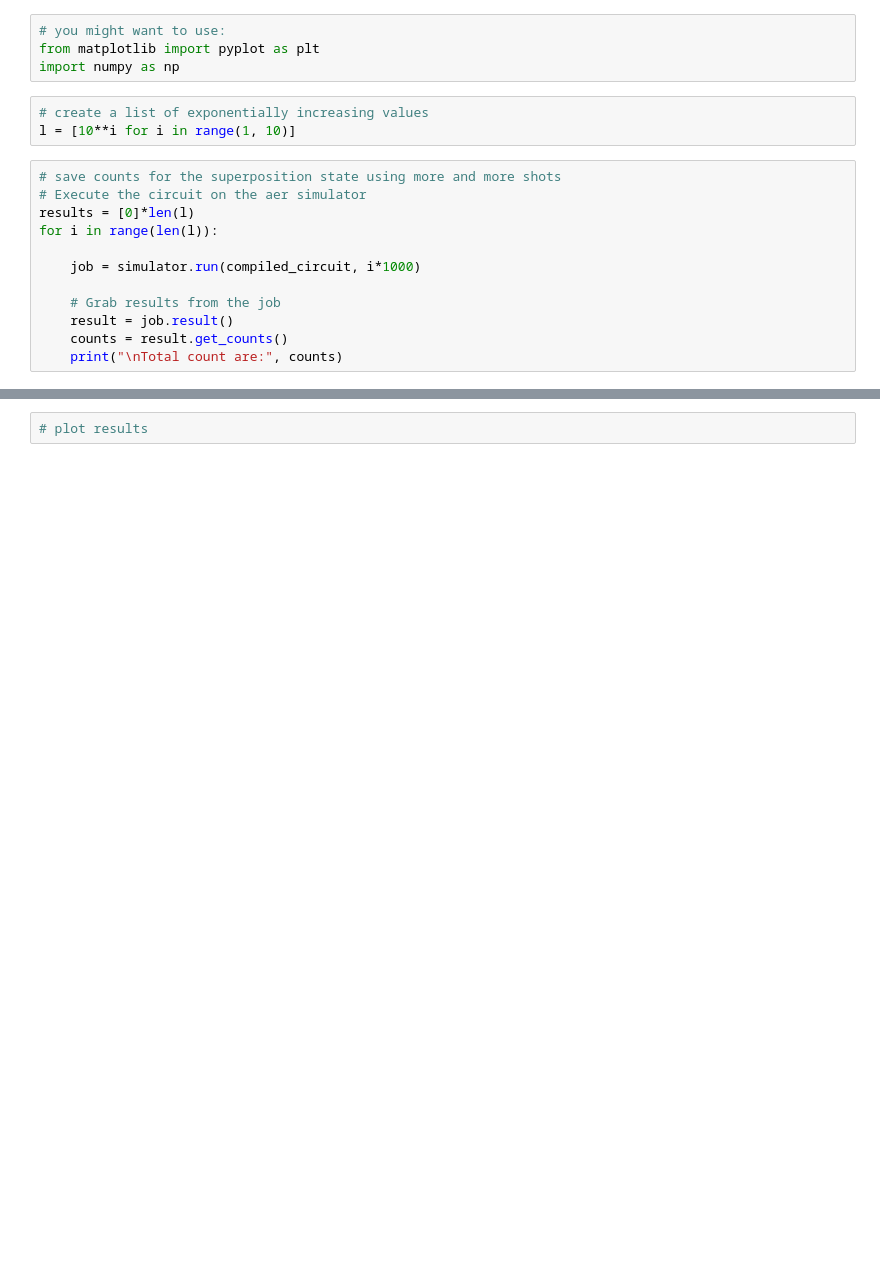
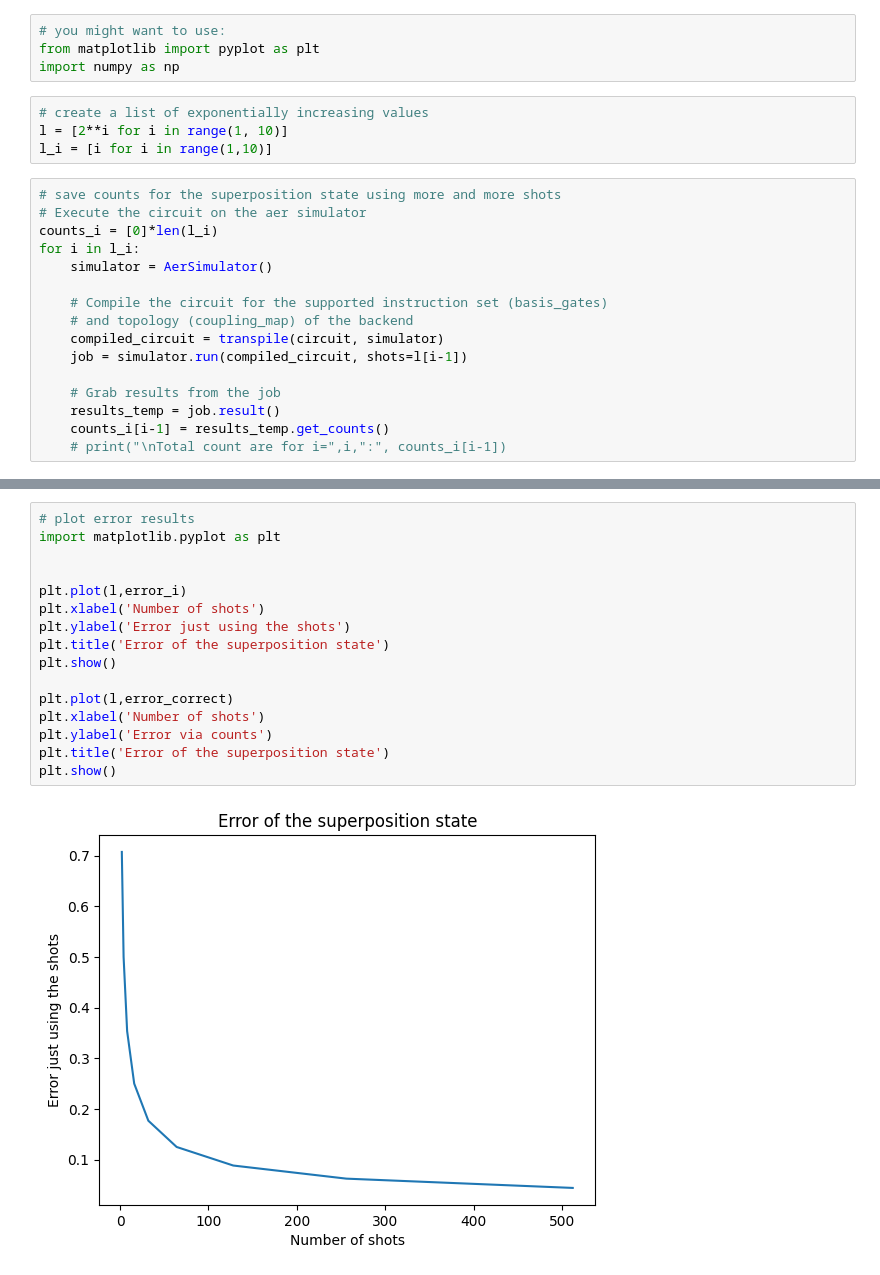
Before and after one commit to raustefan/QuantumComputing, a Jupyter notebook: Programming0.ipynb, the cells around one changed output, grey strips where cells are left out. Cells and saved outputs as stored; diff of their text form; blank space fills up the shorter version.

```diff
--- a/Programming0.ipynb
+++ b/Programming0.ipynb
@@ -191,16 +197,21 @@ from matplotlib import pyplot as plt
 import numpy as np
 # %%
 # create a list of exponentially increasing values
-l = [10**i for i in range(1, 10)]
+l = [2**i for i in range(1, 10)]
+l_i = [i for i in range(1,10)]
 # %%
 # save counts for the superposition state using more and more shots
 # Execute the circuit on the aer simulator
-results = [0]*len(l)
-for i in range(len(l)):
+counts_i = [0]*len(l_i)
+for i in l_i:
+    simulator = AerSimulator()
 
-    job = simulator.run(compiled_circuit, i*1000)
+    # Compile the circuit for the supported instruction set (basis_gates)
+    # and topology (coupling_map) of the backend
+    compiled_circuit = transpile(circuit, simulator)
+    job = simulator.run(compiled_circuit, shots=l[i-1])
 
     # Grab results from the job
-    result = job.result()
-    counts = result.get_counts()
-    print("\nTotal count are:", counts)
+    results_temp = job.result()
+    counts_i[i-1] = results_temp.get_counts()
+    # print("\nTotal count are for i=",i,":", counts_i[i-1])
@@ -244,2 +232,18 @@ theoretical_errors = C / np.sqrt(shots_array)
 # %%
-# plot results
+# plot error results
+import matplotlib.pyplot as plt
+
+
+plt.plot(l,error_i)
+plt.xlabel('Number of shots')
+plt.ylabel('Error just using the shots')
+plt.title('Error of the superposition state')
+plt.show()
+
+plt.plot(l,error_correct)
+plt.xlabel('Number of shots')
+plt.ylabel('Error via counts')
+plt.title('Error of the superposition state')
+plt.show()
+# %% [output]
+[figure, added]
```
Also changed, not shown: parts of 7 cells of this notebook.
